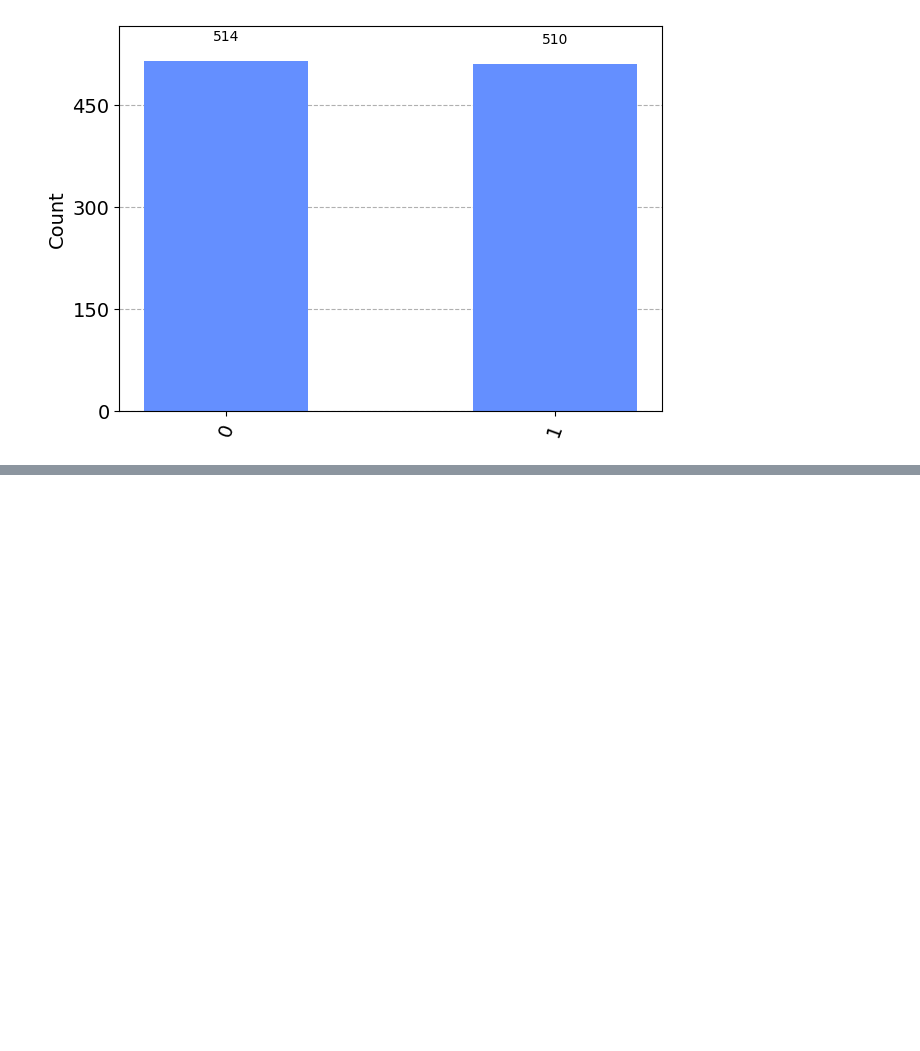
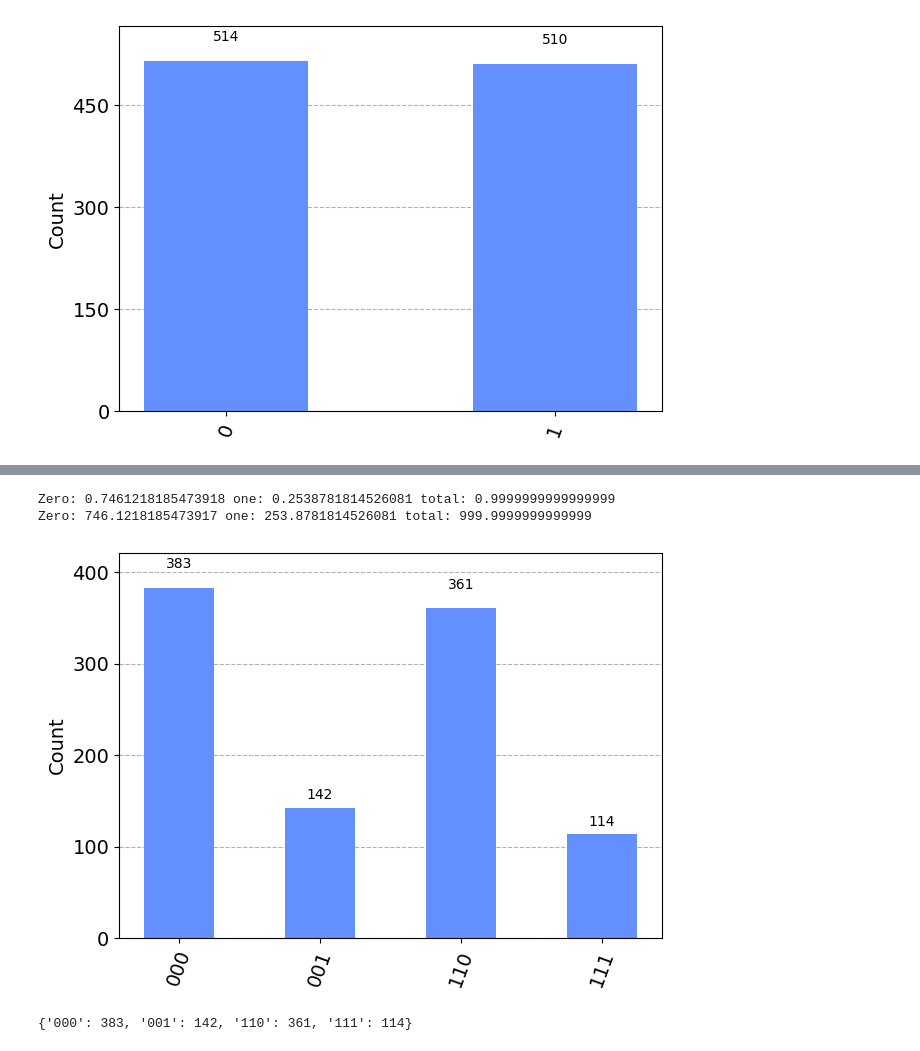
Before and after one commit to el-dAna/QC, a Jupyter notebook: hacathons/qrise_ibm.ipynb, the cells around one changed output, grey strips where cells are left out. Saved outputs shown, nothing was run; the diff lists cells and outputs as text; code cells hidden in the pictures; blank space fills up the shorter version.

```diff
--- a/hacathons/qrise_ibm.ipynb
+++ b/hacathons/qrise_ibm.ipynb
@@ -180,0 +212,25 @@ display(plot_histogram(filtered_statistics))
+# %%
+import numpy as np
+random_gate = np.array(random_gate)
+zero_state = np.array([1, 0])
+res = random_gate.dot(zero_state)
+test_shots = 1000
+# np.linalg.norm(res)
+# res = res**2
+zero_prob = np.square(np.abs(res[0]))
+one_prob = np.square(np.abs(res[1]))
+total_prob = zero_prob+one_prob
+print("Zero:", zero_prob, "one:", one_prob, "total:", total_prob)
+print("Zero:", zero_prob*test_shots, "one:", one_prob*test_shots, "total:", total_prob*test_shots)
+# %% [output]
+Zero: 0.7461218185473918 one: 0.2538781814526081 total: 0.9999999999999999
+Zero: 746.1218185473917 one: 253.8781814526081 total: 999.9999999999999
+# %%
+result_qcc = AerSimulator(enable_truncation=False,shots=test_shots).run(qcc).result()
+statistics_qcc = result_qcc.get_counts(qcc)
+display(plot_histogram(statistics_qcc))
+sorted_statistics_qcc = dict(sorted(statistics_qcc.items(), key=lambda x: x[0]))
+print(sorted_statistics_qcc)
+# %% [output]
+[figure, added]
+{'000': 383, '001': 142, '110': 361, '111': 114}
```
Also changed, not shown: parts of 2 cells of this notebook, 1 other file.
